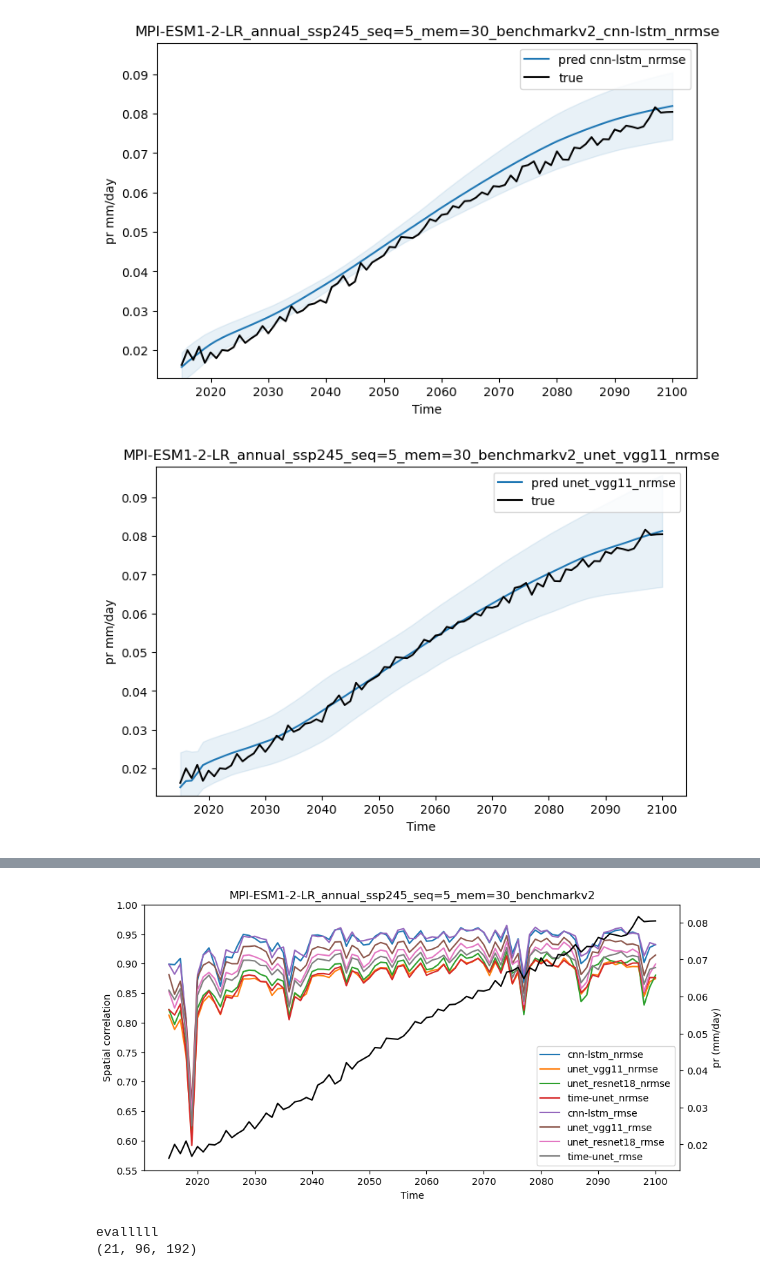
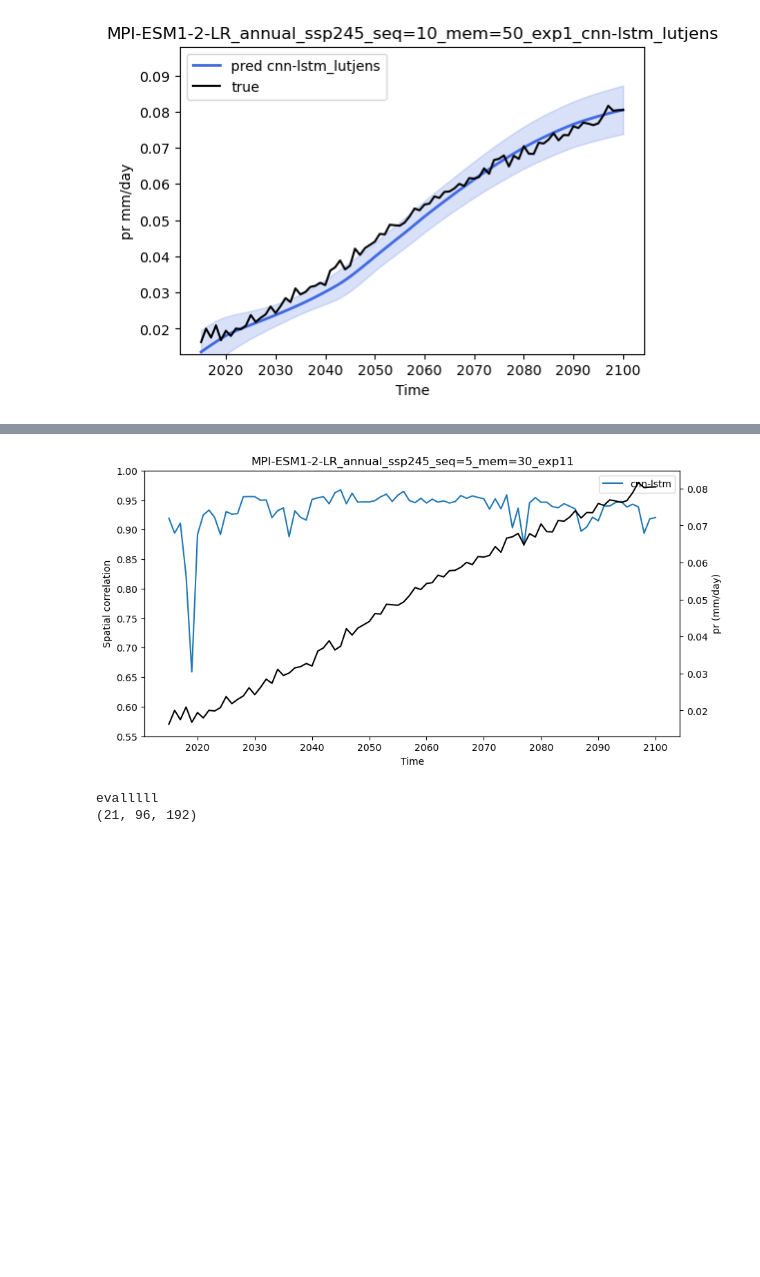
Before and after one commit to zoeleila/scenarIA, a Jupyter notebook: src/plots/plots_predictions.ipynb, the cells around one changed output, grey strips where cells are left out. Cells and saved outputs as stored; diff of their text form; code cells hidden in the pictures; blank space fills up the shorter version.

```diff
--- a/src/plots/plots_predictions.ipynb
+++ b/src/plots/plots_predictions.ipynb
@@ -25,9 +25,10 @@ config_plots['pr']['lim']['std'] = [0, 0.25] # 0.25 pour ssp245 et 0.3 pour ssp3
 
 var_name = 'pr'
 true_simu = 'ssp245'
-save_dir = GRAPHS_DIR/ f'runs/MPI-ESM1-2-LR/annual/exp9' # or None
+color = 'royalblue'
+save_dir = GRAPHS_DIR/ f'runs/MPI-ESM1-2-LR/annual' # or None
 #save_dir = None
-title_base = f'MPI-ESM1-2-LR_annual_{true_simu}_seq=5_mem=30_benchmarkv2'
+title_base = f'MPI-ESM1-2-LR_annual_{true_simu}'
 # %%
 # Open climatology file
 clim = xr.open_dataset(DATASET_DIR / f'MPI-ESM1-2-LR/annual/outputs_piControl.nc').mean('member')
@@ -40,33 +41,20 @@ t = true.time.values
 y = true[var_name].values - clim
 
 # Open prediction files to compare
-c5 = xr.open_dataset(PREDICTIONS_DIR / f'MPI-ESM1-2-LR/annual/exp9/MPI-ESM1-2-LR_annual_exp9_{true_simu}_pr_cnn-lstm_seq5_mem30_epoch100.nc')['pr'].values - clim
-c6 = xr.open_dataset(PREDICTIONS_DIR / f'MPI-ESM1-2-LR/annual/exp9/MPI-ESM1-2-LR_annual_exp9_{true_simu}_pr_unet_seq5_mem30_epoch100_vgg11.nc')['pr'].values - clim
-c7 = xr.open_dataset(PREDICTIONS_DIR / f'MPI-ESM1-2-LR/annual/exp9/MPI-ESM1-2-LR_annual_exp9_{true_simu}_pr_unet_seq5_mem30_epoch100_resnet18.nc')['pr'].values - clim
-c8 = xr.open_dataset(PREDICTIONS_DIR / f'MPI-ESM1-2-LR/annual/exp9/MPI-ESM1-2-LR_annual_exp9_{true_simu}_pr_time-unet_seq5_mem30_epoch100.nc')['pr'].values - clim
-c9 = xr.open_dataset(PREDICTIONS_DIR / f'MPI-ESM1-2-LR/annual/exp9/MPI-ESM1-2-LR_annual_exp9_{true_simu}_pr_cnn-lstm_seq5_mem30_epoch100_rmse.nc')['pr'].values - clim
-c10 = xr.open_dataset(PREDICTIONS_DIR / f'MPI-ESM1-2-LR/annual/exp9/MPI-ESM1-2-LR_annual_exp9_{true_simu}_pr_unet_seq5_mem30_epoch100_vgg11_rmse.nc')['pr'].values - clim
-c11 = xr.open_dataset(PREDICTIONS_DIR / f'MPI-ESM1-2-LR/annual/exp9/MPI-ESM1-2-LR_annual_exp9_{true_simu}_pr_unet_seq5_mem30_epoch100_resnet18_rmse.nc')['pr'].values - clim
-c12 = xr.open_dataset(PREDICTIONS_DIR / f'MPI-ESM1-2-LR/annual/exp9/MPI-ESM1-2-LR_annual_exp9_{true_simu}_pr_time-unet_seq5_mem30_epoch100_rmse.nc')['pr'].values - clim
-
-# Create a dictionary with all tests (if multiples runs, create a list of len(y_hat) = runs)
-y_hat_dict = {
-    'cnn-lstm_nrmse': [c5[run] for run in range(c5.shape[0])],
-    'unet_vgg11_nrmse': [c6[run] for run in range(c6.shape[0])],
-    'unet_resnet18_nrmse': [c7[run] for run in range(c7.shape[0])],
-    'time-unet_nrmse': [c8[run] for run in range(c8.shape[0])],
-    'cnn-lstm_rmse': [c9[run] for run in range(c9.shape[0])],
-    'unet_vgg11_rmse': [c10[run] for run in range(c10.shape[0])],
-    'unet_resnet18_rmse': [c11[run] for run in range(c11.shape[0])],
-    'time-unet_rmse': [c12[run] for run in range(c12.shape[0])],
-  }
+c6 = xr.open_dataset(PREDICTIONS_DIR / f'MPI-ESM1-2-LR/annual/exp1/MPI-ESM1-2-LR_annual_exp1_{true_simu}_pr_cnn-lstm_seq10_mem50_epoch100_lutjens.nc')['pr'].values - clim
+c7 = xr.open_dataset(PREDICTIONS_DIR / f'MPI-ESM1-2-LR/annual/exp9/MPI-ESM1-2-LR_annual_exp9_{true_simu}_pr_cnn-lstm_seq5_mem30_epoch100.nc')['pr'].values - clim
 # %%
 # Figure : Temporal profile for 1 test
 
+# Create a dictionary with all tests (if multiples runs, create a list of len(y_hat) = runs)
+y_hat_dict = {
+    'cnn-lstm_lutjens': [c6[run] for run in range(c6.shape[0])],
+  }
+
 for key, value in y_hat_dict.items():
     mini_dict = {key:value}
+    color_dict = {key: color}
     title = title_base + f'_{key}'
-    compare_temporal_profiles(y, mini_dict, t, var_name, lats, point=None, window_size=None, config_plots=config_plots, title=title, save_dir=save_dir)
+    compare_temporal_profiles(y, mini_dict, t, var_name, lats, point=None, window_size=None, config_plots=config_plots, colors=color_dict, title=title, save_dir=save_dir)
 # %% [output]
-[figure, old version]
+[figure, new version]
-[figure, removed]
@@ -99,7 +81,7 @@ ax2.set_ylabel('pr (mm/day)')
 ax1.legend()
 fig.savefig(save_dir/f'{title_base}_spatial_correlation.png')
 # %% [output]
-[figure, old version]
+[figure, new version]
 # %%
 # Figure : Plot map errors for 1 test
 
```
Also changed, not shown: parts of 3 cells of this notebook, 8 other files.
